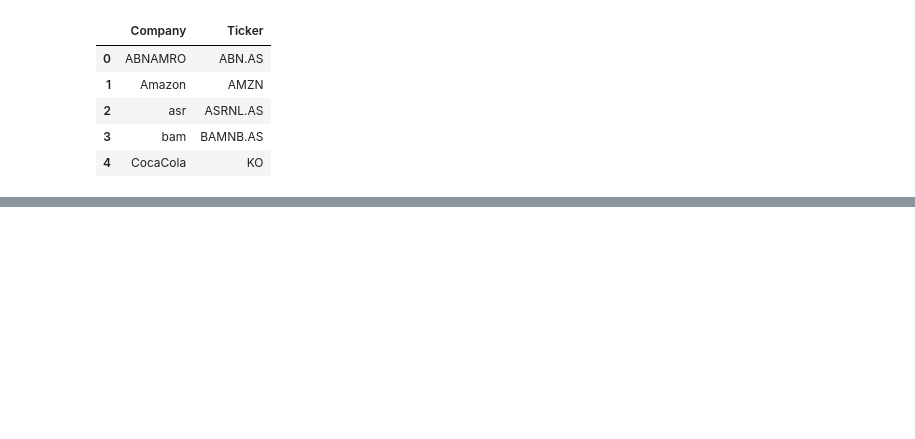
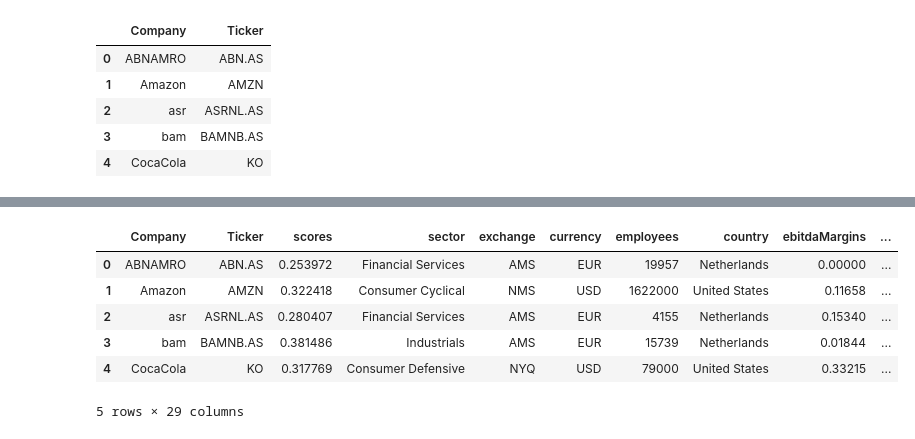
Before and after one commit to benjaminrike1/social_score, a Jupyter notebook: financial_model.ipynb, the cells around one changed output, grey strips where cells are left out. Cells and saved outputs as stored; diff of their text form; code cells hidden in the pictures; blank space fills up the shorter version.

```diff
--- a/financial_model.ipynb
+++ b/financial_model.ipynb
@@ -127,3 +112,14 @@ df_financial.head()
 # %%
 df_financial['return'] = (df_financial['USD_adjusted_2022.10.05']-df_financial['USD_adjusted_2020.10.05'])/(df_financial['USD_adjusted_2020.10.05'])
 df_financial['exchange_return'] = (df_financial['USD_Exchange_2022.10.05']-df_financial['USD_Exchange_2020.10.05'])/(df_financial['USD_Exchange_2020.10.05'])
+# %%
+df_financial['constant'] = [1 for i in range(df_financial.shape[0])]
+df_financial.head()
+# %% [output]
+|  | Company | Ticker | scores | sector | exchange | currency | employees | country | ebitdaMargins | ... |
+| 0 | ABNAMRO | ABN.AS | 0.253972 | Financial Services | AMS | EUR | 19957 | Netherlands | 0.00000 | ... |
+| 1 | Amazon | AMZN | 0.322418 | Consumer Cyclical | NMS | USD | 1622000 | United States | 0.11658 | ... |
+| 2 | asr | ASRNL.AS | 0.280407 | Financial Services | AMS | EUR | 4155 | Netherlands | 0.15340 | ... |
+| 3 | bam | BAMNB.AS | 0.381486 | Industrials | AMS | EUR | 15739 | Netherlands | 0.01844 | ... |
+| 4 | CocaCola | KO | 0.317769 | Consumer Defensive | NYQ | USD | 79000 | United States | 0.33215 | ... |
+5 rows × 29 columns
```
Also changed, not shown: parts of 15 cells of this notebook, 1 other file.
